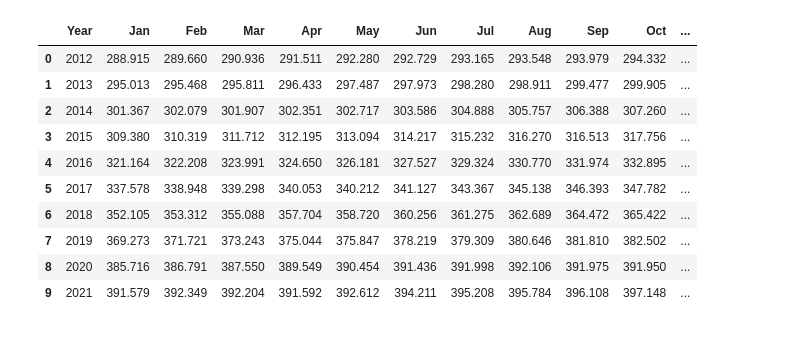
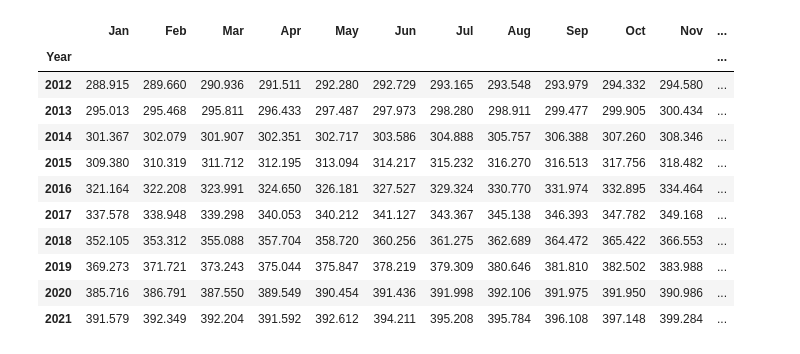
Before and after one commit to Angelboy-commercial/data-zookeepers, a Jupyter notebook: cpi_project.ipynb, the cells around one changed output. Saved outputs shown, nothing was run; the diff lists cells and outputs as text; code cells hidden in the pictures.

```diff
--- a/cpi_project.ipynb
+++ b/cpi_project.ipynb
@@ -7,27 +8,28 @@ from pathlib import Path
 # %%
 #Import data
 # set the file path
 file_path = Path("Data/LA_CPI_apparel.csv")
 file_path_2= Path("Data/LA_CPI_foodaway.csv")
 file_path_3= Path("Data/LA_CPI_housing.csv")
 
 # create a Pandas dataframe from a csv file
-apparel_df = pd.read_csv(file_path)
-foodaway_df = pd.read_csv(file_path_2)
-housing_df = pd.read_csv(file_path_3)
+apparel_df = pd.read_csv(file_path, index_col='Year')
+foodaway_df = pd.read_csv(file_path_2, index_col='Year')
+housing_df = pd.read_csv(file_path_3, index_col='Year')
 housing_df
 # %% [output]
-|  | Year | Jan | Feb | Mar | Apr | May | Jun | Jul | Aug | Sep | Oct | ... |
-| 0 | 2012 | 288.915 | 289.660 | 290.936 | 291.511 | 292.280 | 292.729 | 293.165 | 293.548 | 293.979 | 294.332 | ... |
-| 1 | 2013 | 295.013 | 295.468 | 295.811 | 296.433 | 297.487 | 297.973 | 298.280 | 298.911 | 299.477 | 299.905 | ... |
-| 2 | 2014 | 301.367 | 302.079 | 301.907 | 302.351 | 302.717 | 303.586 | 304.888 | 305.757 | 306.388 | 307.260 | ... |
-| 3 | 2015 | 309.380 | 310.319 | 311.712 | 312.195 | 313.094 | 314.217 | 315.232 | 316.270 | 316.513 | 317.756 | ... |
-| 4 | 2016 | 321.164 | 322.208 | 323.991 | 324.650 | 326.181 | 327.527 | 329.324 | 330.770 | 331.974 | 332.895 | ... |
-| 5 | 2017 | 337.578 | 338.948 | 339.298 | 340.053 | 340.212 | 341.127 | 343.367 | 345.138 | 346.393 | 347.782 | ... |
-| 6 | 2018 | 352.105 | 353.312 | 355.088 | 357.704 | 358.720 | 360.256 | 361.275 | 362.689 | 364.472 | 365.422 | ... |
-| 7 | 2019 | 369.273 | 371.721 | 373.243 | 375.044 | 375.847 | 378.219 | 379.309 | 380.646 | 381.810 | 382.502 | ... |
-| 8 | 2020 | 385.716 | 386.791 | 387.550 | 389.549 | 390.454 | 391.436 | 391.998 | 392.106 | 391.975 | 391.950 | ... |
-| 9 | 2021 | 391.579 | 392.349 | 392.204 | 391.592 | 392.612 | 394.211 | 395.208 | 395.784 | 396.108 | 397.148 | ... |
+|  | Jan | Feb | Mar | Apr | May | Jun | Jul | Aug | Sep | Oct | Nov | ... |
+| Year |  |  |  |  |  |  |  |  |  |  |  | ... |
+| 2012 | 288.915 | 289.660 | 290.936 | 291.511 | 292.280 | 292.729 | 293.165 | 293.548 | 293.979 | 294.332 | 294.580 | ... |
+| 2013 | 295.013 | 295.468 | 295.811 | 296.433 | 297.487 | 297.973 | 298.280 | 298.911 | 299.477 | 299.905 | 300.434 | ... |
+| 2014 | 301.367 | 302.079 | 301.907 | 302.351 | 302.717 | 303.586 | 304.888 | 305.757 | 306.388 | 307.260 | 308.346 | ... |
+| 2015 | 309.380 | 310.319 | 311.712 | 312.195 | 313.094 | 314.217 | 315.232 | 316.270 | 316.513 | 317.756 | 318.482 | ... |
+| 2016 | 321.164 | 322.208 | 323.991 | 324.650 | 326.181 | 327.527 | 329.324 | 330.770 | 331.974 | 332.895 | 334.464 | ... |
+| 2017 | 337.578 | 338.948 | 339.298 | 340.053 | 340.212 | 341.127 | 343.367 | 345.138 | 346.393 | 347.782 | 349.168 | ... |
+| 2018 | 352.105 | 353.312 | 355.088 | 357.704 | 358.720 | 360.256 | 361.275 | 362.689 | 364.472 | 365.422 | 366.553 | ... |
+| 2019 | 369.273 | 371.721 | 373.243 | 375.044 | 375.847 | 378.219 | 379.309 | 380.646 | 381.810 | 382.502 | 383.988 | ... |
+| 2020 | 385.716 | 386.791 | 387.550 | 389.549 | 390.454 | 391.436 | 391.998 | 392.106 | 391.975 | 391.950 | 390.986 | ... |
+| 2021 | 391.579 | 392.349 | 392.204 | 391.592 | 392.612 | 394.211 | 395.208 | 395.784 | 396.108 | 397.148 | 399.284 | ... |
 # %%
 #Select Annual Data for each dataframe
 apparel_df = apparel_df['Annual']
```
Also changed, not shown: parts of 18 cells of this notebook.
